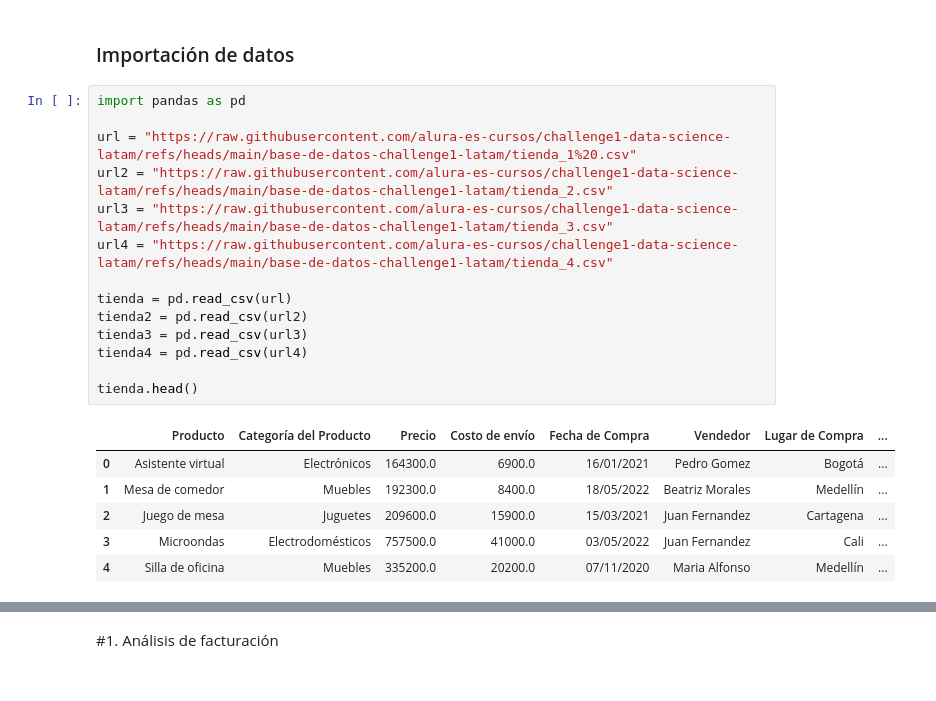
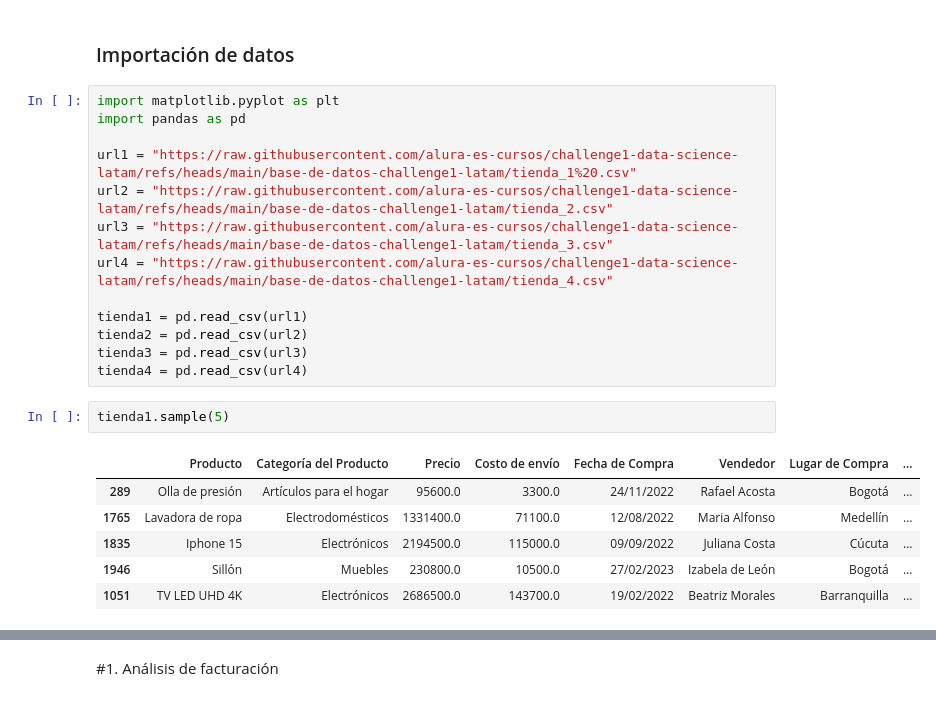
Before and after one commit to Paola-CC/Challenge-Alura-Store, a Jupyter notebook: AluraStoreLatam.ipynb, the cells around one changed output, grey strips where cells are left out. Cells and saved outputs as stored; diff of their text form.

```diff
--- a/AluraStoreLatam.ipynb
+++ b/AluraStoreLatam.ipynb
@@ -3,23 +3,24 @@
 # %% [markdown]
 ### Importación de datos
 # %%
+import matplotlib.pyplot as plt
 import pandas as pd
 
-url = "https://raw.githubusercontent.com/alura-es-cursos/challenge1-data-science-latam/refs/heads/main/base-de-datos-challenge1-latam/tienda_1%20.csv"
+url1 = "https://raw.githubusercontent.com/alura-es-cursos/challenge1-data-science-latam/refs/heads/main/base-de-datos-challenge1-latam/tienda_1%20.csv"
 url2 = "https://raw.githubusercontent.com/alura-es-cursos/challenge1-data-science-latam/refs/heads/main/base-de-datos-challenge1-latam/tienda_2.csv"
 url3 = "https://raw.githubusercontent.com/alura-es-cursos/challenge1-data-science-latam/refs/heads/main/base-de-datos-challenge1-latam/tienda_3.csv"
 url4 = "https://raw.githubusercontent.com/alura-es-cursos/challenge1-data-science-latam/refs/heads/main/base-de-datos-challenge1-latam/tienda_4.csv"
 
-tienda = pd.read_csv(url)
+tienda1 = pd.read_csv(url1)
 tienda2 = pd.read_csv(url2)
 tienda3 = pd.read_csv(url3)
 tienda4 = pd.read_csv(url4)
-
-tienda.head()
-# %% [output]
-|  | Producto | Categoría del Producto | Precio | Costo de envío | Fecha de Compra | Vendedor | Lugar de Compra | ... |
-| 0 | Asistente virtual | Electrónicos | 164300.0 | 6900.0 | 16/01/2021 | Pedro Gomez | Bogotá | ... |
-| 1 | Mesa de comedor | Muebles | 192300.0 | 8400.0 | 18/05/2022 | Beatriz Morales | Medellín | ... |
-| 2 | Juego de mesa | Juguetes | 209600.0 | 15900.0 | 15/03/2021 | Juan Fernandez | Cartagena | ... |
-| 3 | Microondas | Electrodomésticos | 757500.0 | 41000.0 | 03/05/2022 | Juan Fernandez | Cali | ... |
-| 4 | Silla de oficina | Muebles | 335200.0 | 20200.0 | 07/11/2020 | Maria Alfonso | Medellín | ... |
+# %%
+tienda1.sample(5)
+# %% [output]
+|  | Producto | Categoría del Producto | Precio | Costo de envío | Fecha de Compra | Vendedor | Lugar de Compra | ... |
+| 289 | Olla de presión | Artículos para el hogar | 95600.0 | 3300.0 | 24/11/2022 | Rafael Acosta | Bogotá | ... |
+| 1765 | Lavadora de ropa | Electrodomésticos | 1331400.0 | 71100.0 | 12/08/2022 | Maria Alfonso | Medellín | ... |
+| 1835 | Iphone 15 | Electrónicos | 2194500.0 | 115000.0 | 09/09/2022 | Juliana Costa | Cúcuta | ... |
+| 1946 | Sillón | Muebles | 230800.0 | 10500.0 | 27/02/2023 | Izabela de León | Bogotá | ... |
+| 1051 | TV LED UHD 4K | Electrónicos | 2686500.0 | 143700.0 | 19/02/2022 | Beatriz Morales | Barranquilla | ... |
```
Also changed, not shown: parts of 20 cells of this notebook.
